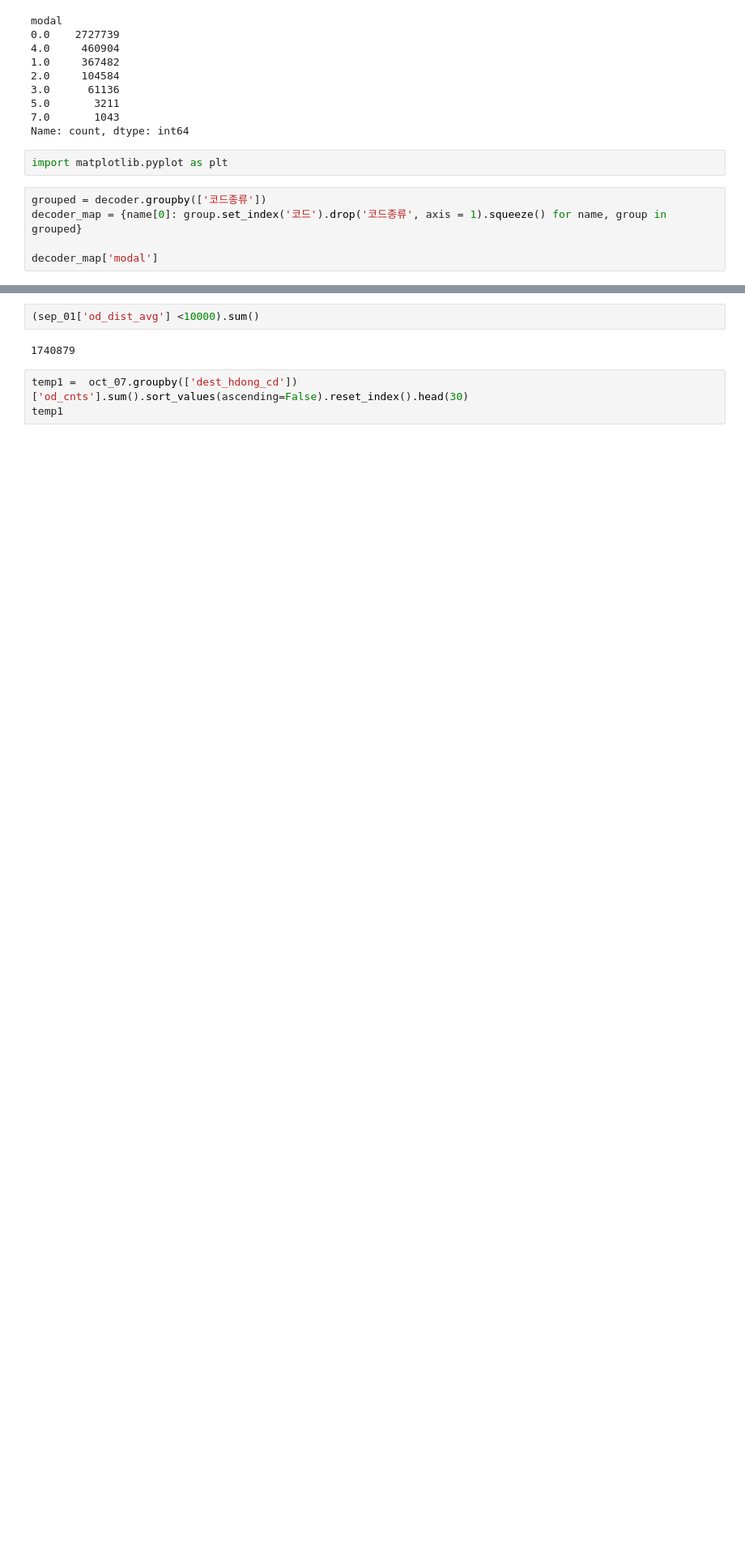
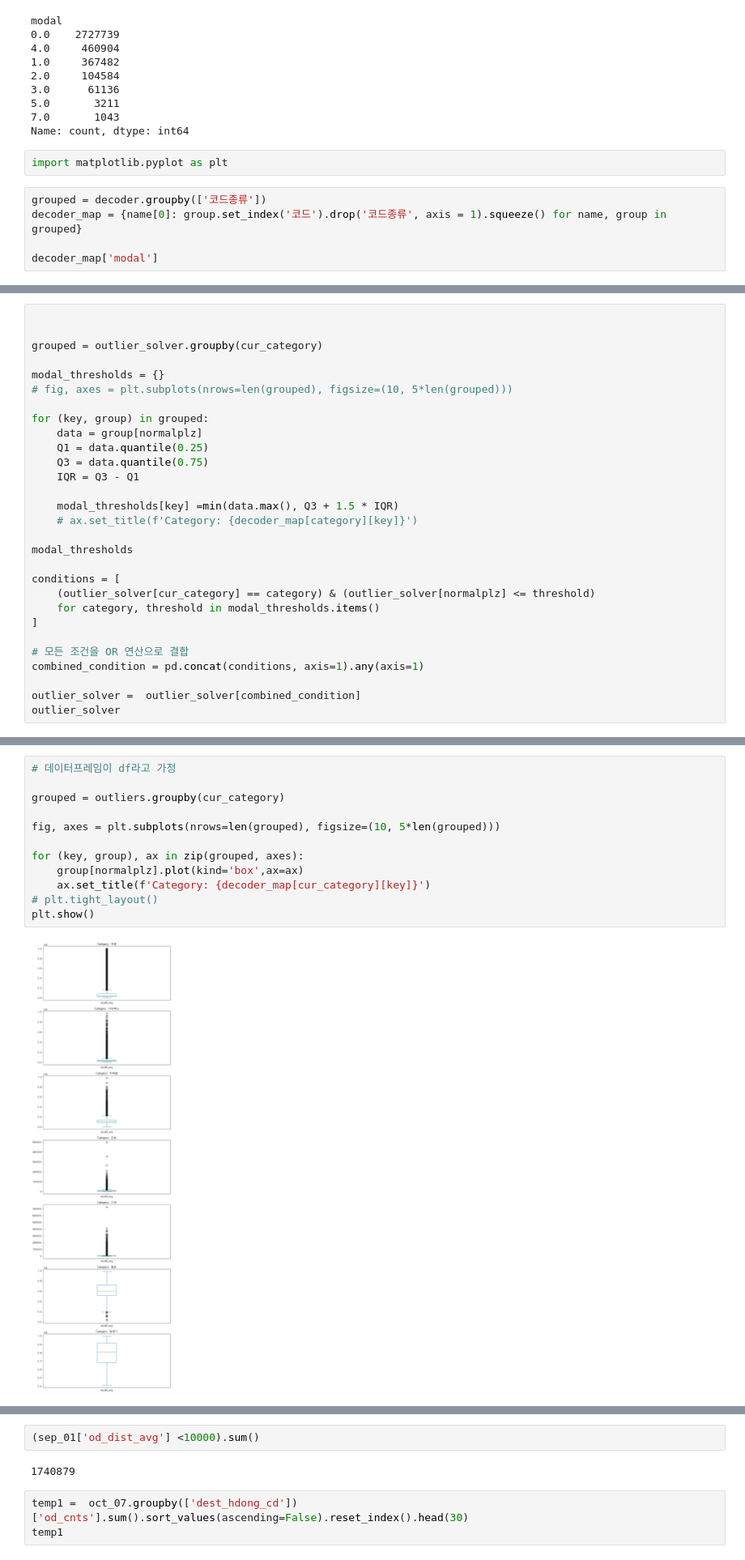
Before and after one commit to SangBeomPark-Bump/bigcontest, a Jupyter notebook: od탐색.ipynb, the cells around one changed output, grey strips where cells are left out. Shown at 81% size. Cells and saved outputs as stored; diff of their text form; blank space fills up the shorter version.

```diff
--- a/od탐색.ipynb
+++ b/od탐색.ipynb
@@ -183,0 +295,29 @@ decoder_map['modal']
+# %%
+
+
+grouped = outlier_solver.groupby(cur_category)
+
+modal_thresholds = {}
+# fig, axes = plt.subplots(nrows=len(grouped), figsize=(10, 5*len(grouped)))
+
+for (key, group) in grouped:
+    data = group[normalplz]
+    Q1 = data.quantile(0.25)
+    Q3 = data.quantile(0.75)
+    IQR = Q3 - Q1
+
+    modal_thresholds[key] =min(data.max(), Q3 + 1.5 * IQR)
+    # ax.set_title(f'Category: {decoder_map[category][key]}')
+
+modal_thresholds
+
+conditions = [
+    (outlier_solver[cur_category] == category) & (outlier_solver[normalplz] <= threshold)
+    for category, threshold in modal_thresholds.items()
+]
+
+# 모든 조건을 OR 연산으로 결합
+combined_condition = pd.concat(conditions, axis=1).any(axis=1)
+
+outlier_solver =  outlier_solver[combined_condition]
+outlier_solver
@@ -183,0 +355,14 @@ decoder_map['modal']
+# %%
+# 데이터프레임이 df라고 가정
+
+grouped = outliers.groupby(cur_category)
+
+fig, axes = plt.subplots(nrows=len(grouped), figsize=(10, 5*len(grouped)))
+
+for (key, group), ax in zip(grouped, axes):
+    group[normalplz].plot(kind='box',ax=ax)
+    ax.set_title(f'Category: {decoder_map[cur_category][key]}')
+# plt.tight_layout()
+plt.show()
+# %% [output]
+[figure, added]
```
Also changed, not shown: parts of 22 cells of this notebook, 2 other files.
